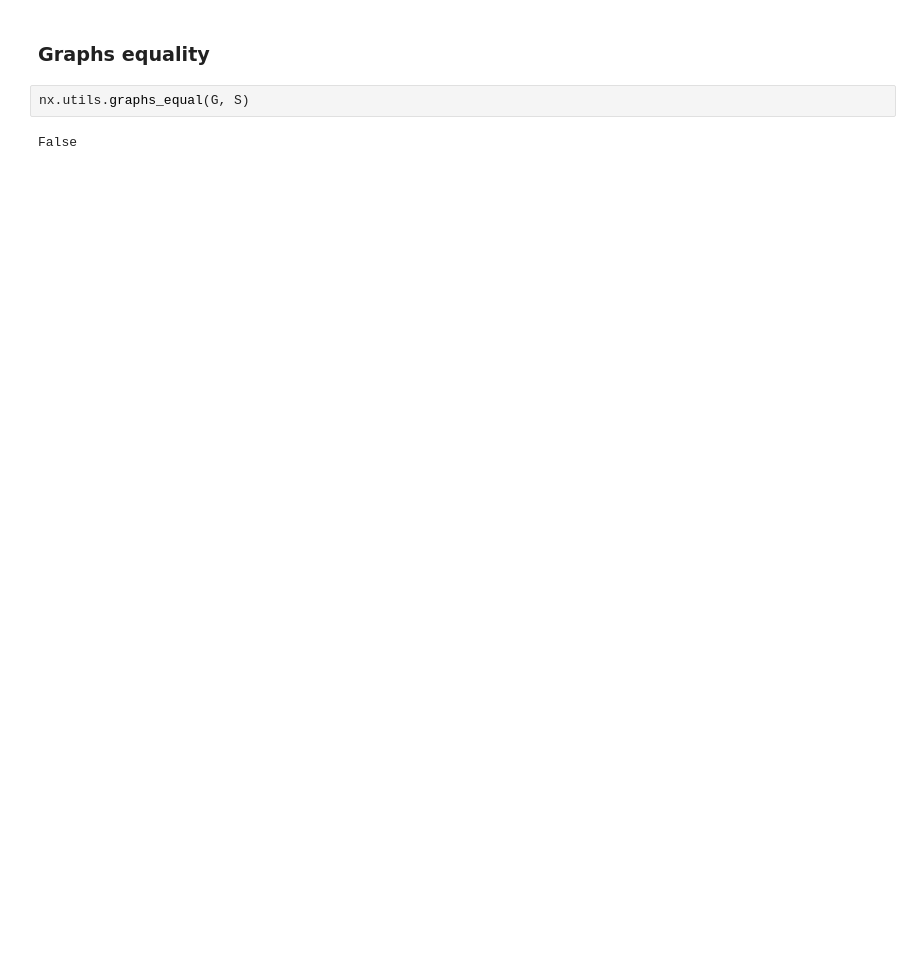
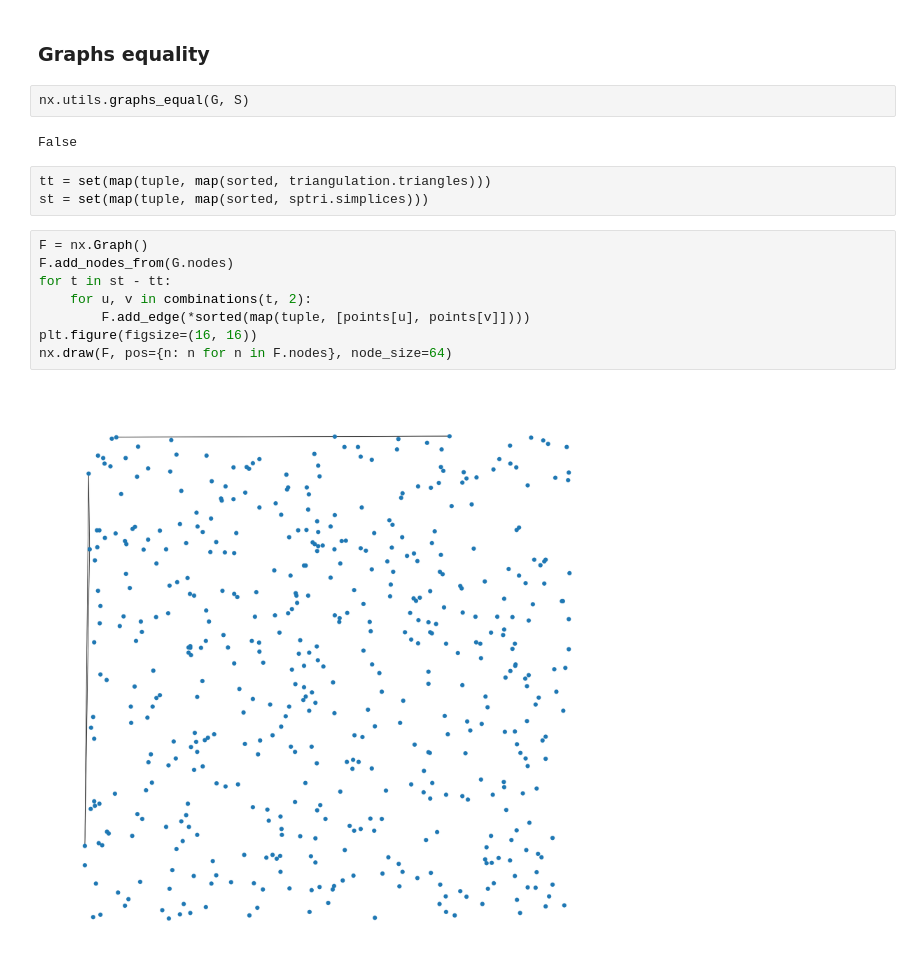
Before and after one commit to alexeybelkov/parinterp, a Jupyter notebook: example.ipynb, the cells around one changed output. Drawn from its saved outputs; the diff is of its cells as text; blank space fills up the shorter version.

```diff
--- a/example.ipynb
+++ b/example.ipynb
@@ -69,3 +70,16 @@ nx.draw(S, pos={n: n for n in S.nodes}, node_size=64)
 nx.utils.graphs_equal(G, S)
 # %% [output]
 False
+# %%
+tt = set(map(tuple, map(sorted, triangulation.triangles)))
+st = set(map(tuple, map(sorted, sptri.simplices)))
+# %%
+F = nx.Graph()
+F.add_nodes_from(G.nodes)
+for t in st - tt:
+    for u, v in combinations(t, 2):
+        F.add_edge(*sorted(map(tuple, [points[u], points[v]])))
+plt.figure(figsize=(16, 16))
+nx.draw(F, pos={n: n for n in F.nodes}, node_size=64)
+# %% [output]
+[figure, added]
```
Also changed, not shown: parts of 7 cells of this notebook, 4 other files.
